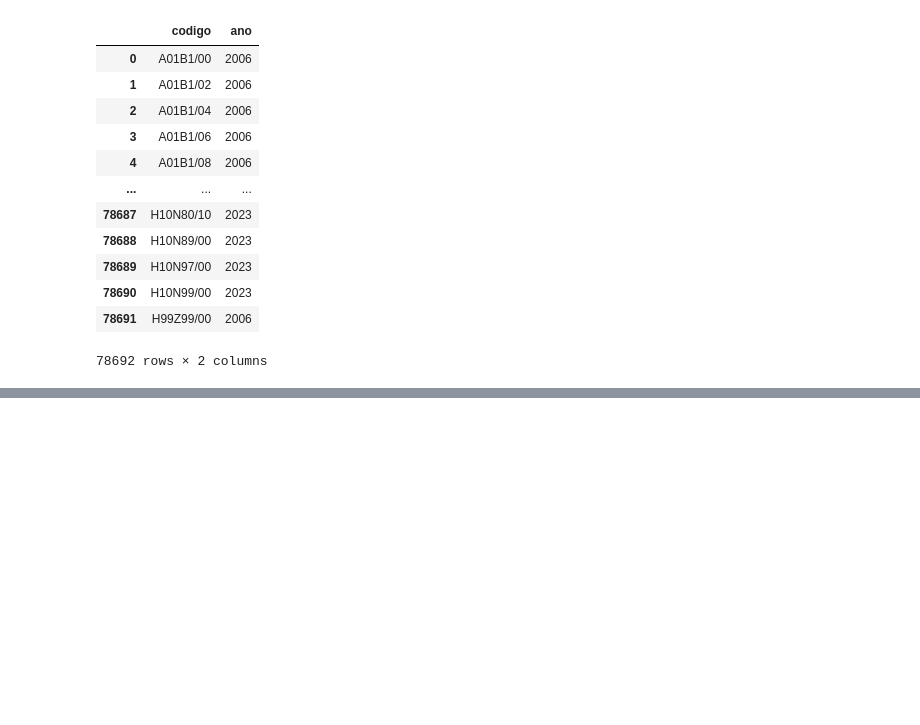
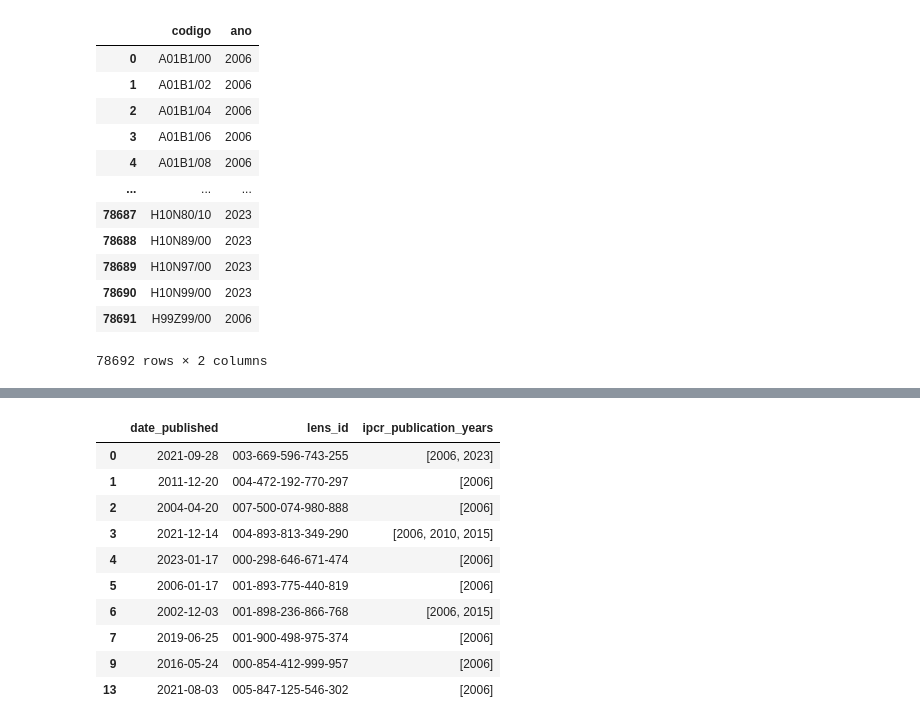
Before and after one commit to devlhm/artigo-rp2, a Jupyter notebook: analise_patentes/analise.ipynb, the cells around one changed output, grey strips where cells are left out. Drawn from its saved outputs; the diff is of its cells as text; code cells hidden in the pictures; blank space fills up the shorter version.

```diff
--- a/analise_patentes/analise.ipynb
+++ b/analise_patentes/analise.ipynb
@@ -929,0 +939,51 @@ Total de códigos IPCR únicos: 8823
+# %%
+# ...existing code...
+# cria mapeamento IPCR -> ano (assume ipcr_df já contém coluna 'IPCR' e 'ano')
+ipcr_year_map = {}
+if 'IPCR' in ipcr_df.columns and 'ano' in ipcr_df.columns:
+    ipcr_year_map = ipcr_df.set_index('IPCR')['ano'].to_dict()
+
+import pandas as pd
+def _ipcr_years_from_triples(triples):
+    if not isinstance(triples, list):
+        return []
+    years = []
+    for t in triples:
+        if isinstance(t, (list, tuple)) and len(t) > 0:
+            code = t[0]
+        elif isinstance(t, dict):
+            code = t.get('symbol')
+        else:
+            code = None
+        if not code:
+            continue
+        year = ipcr_year_map.get(code)
+        if pd.isna(year):
+            continue
+        if year is not None:
+            try:
+                years.append(int(year))
+            except Exception:
+                # se ano não for convertível, ignore
+                continue
+    # retornar lista única e ordenada
+    return sorted(set(years))
+
+# adiciona coluna com lista de anos por patente
+filtered_ipcr['ipcr_publication_years'] = filtered_ipcr['ipcr_triples'].apply(_ipcr_years_from_triples)
+
+# visualização rápida
+display(filtered_ipcr[['date_published','lens_id','ipcr_publication_years']].head(10))
+# ...existing code...
+# %% [output]
+|  | date_published | lens_id | ipcr_publication_years |
+| 0 | 2021-09-28 | 003-669-596-743-255 | [2006, 2023] |
+| 1 | 2011-12-20 | 004-472-192-770-297 | [2006] |
+| 2 | 2004-04-20 | 007-500-074-980-888 | [2006] |
+| 3 | 2021-12-14 | 004-893-813-349-290 | [2006, 2010, 2015] |
+| 4 | 2023-01-17 | 000-298-646-671-474 | [2006] |
+| 5 | 2006-01-17 | 001-893-775-440-819 | [2006] |
+| 6 | 2002-12-03 | 001-898-236-866-768 | [2006, 2015] |
+| 7 | 2019-06-25 | 001-900-498-975-374 | [2006] |
+| 9 | 2016-05-24 | 000-854-412-999-957 | [2006] |
+| 13 | 2021-08-03 | 005-847-125-546-302 | [2006] |
```
Also changed, not shown: parts of 3 cells of this notebook, 2 other files.
